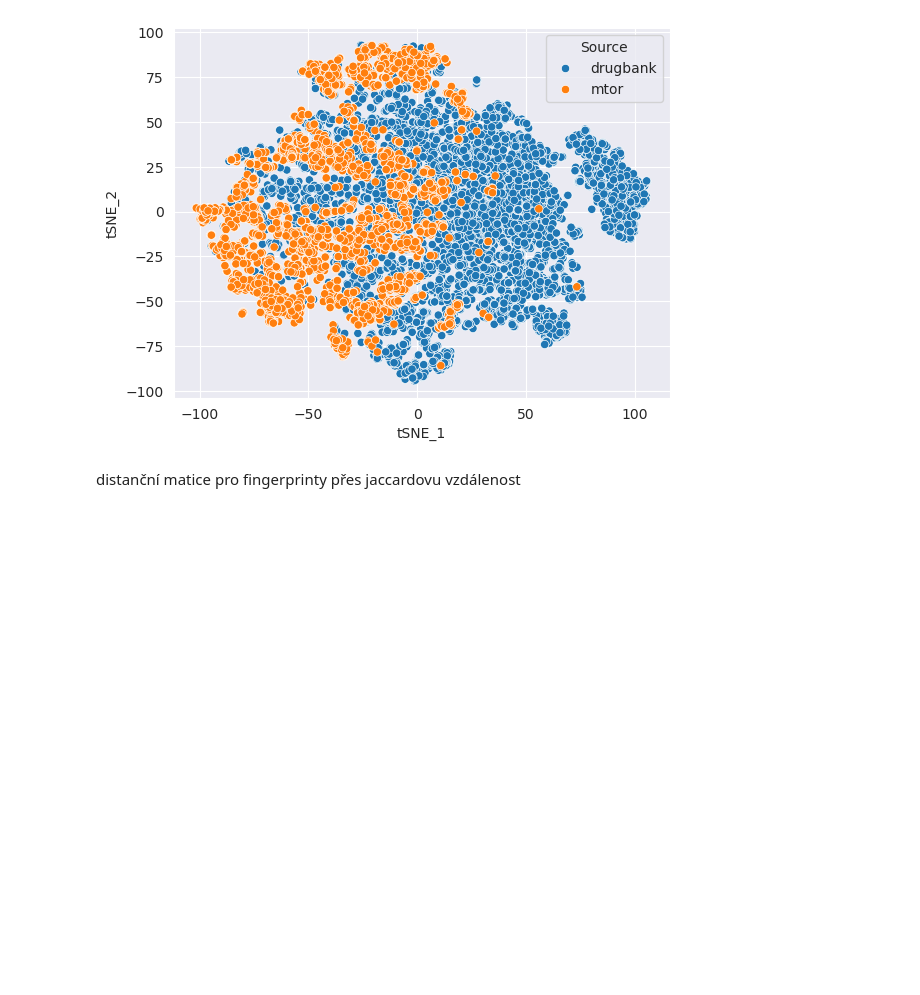
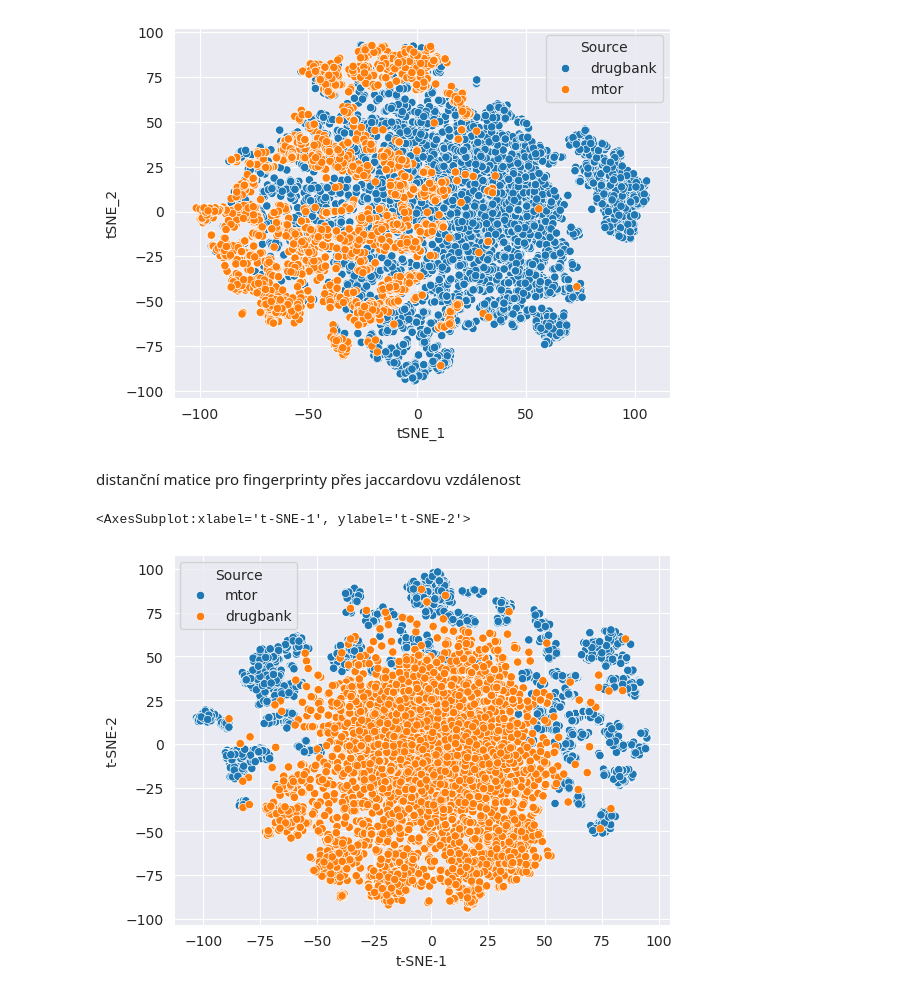
Before and after one commit to lich-uct/cdd2024, a Jupyter notebook: zajiceka/exercises/09.ipynb, the cells around one changed output. Saved outputs shown, nothing was run; the diff lists cells and outputs as text; code cells hidden in the pictures; blank space fills up the shorter version.

```diff
--- a/zajiceka/exercises/09.ipynb
+++ b/zajiceka/exercises/09.ipynb
@@ -81,3 +82,19 @@ seaborn.scatterplot(tsne_data.sort_values("Source"), x="tSNE_1", y="tSNE_2", hue
 [figure]
 # %% [markdown]
 distanční matice pro fingerprinty přes jaccardovu vzdálenost
+# %%
+df["fp"] = df.apply(lambda row: np.array(Chem.GetMorganFingerprintAsBitVect(row["mol"], 3, 1024).ToList(), dtype=np.bool_), axis=1)
+# %%
+arr = np.vstack(df["fp"].values)
+# %%
+dist = pairwise_distances(arr, metric="jaccard", n_jobs=-1)
+# %%
+tsne = TSNE(n_components=2, metric="precomputed", init="random")
+tsne_data = tsne.fit_transform(dist)
+# %%
+tsne_df = pd.DataFrame(tsne_data, columns=["t-SNE-1", "t-SNE-2"])
+tsne_df["Source"] = df["Source"]
+seaborn.scatterplot(tsne_df, x="t-SNE-1", y="t-SNE-2", hue="Source")
+# %% [output]
+<AxesSubplot:xlabel='t-SNE-1', ylabel='t-SNE-2'>
+[figure, added]
```
Also changed, not shown: parts of 3 cells of this notebook, 1 other file.
